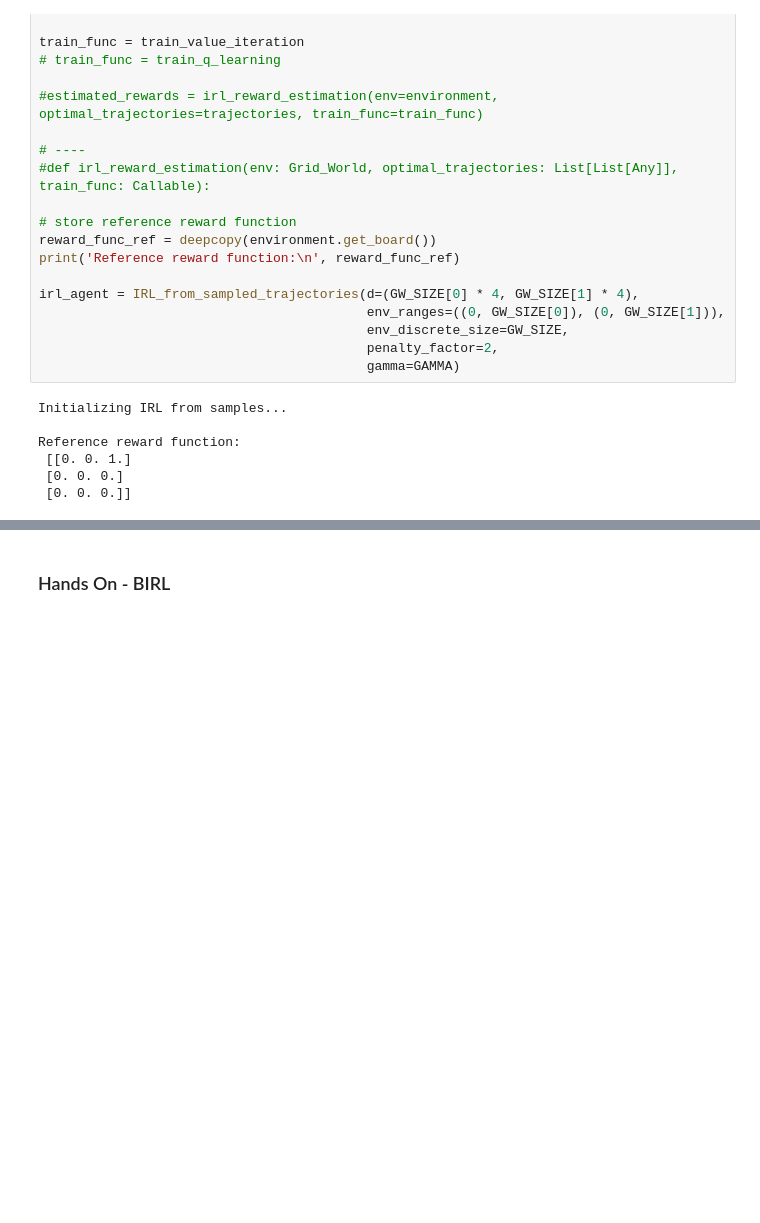
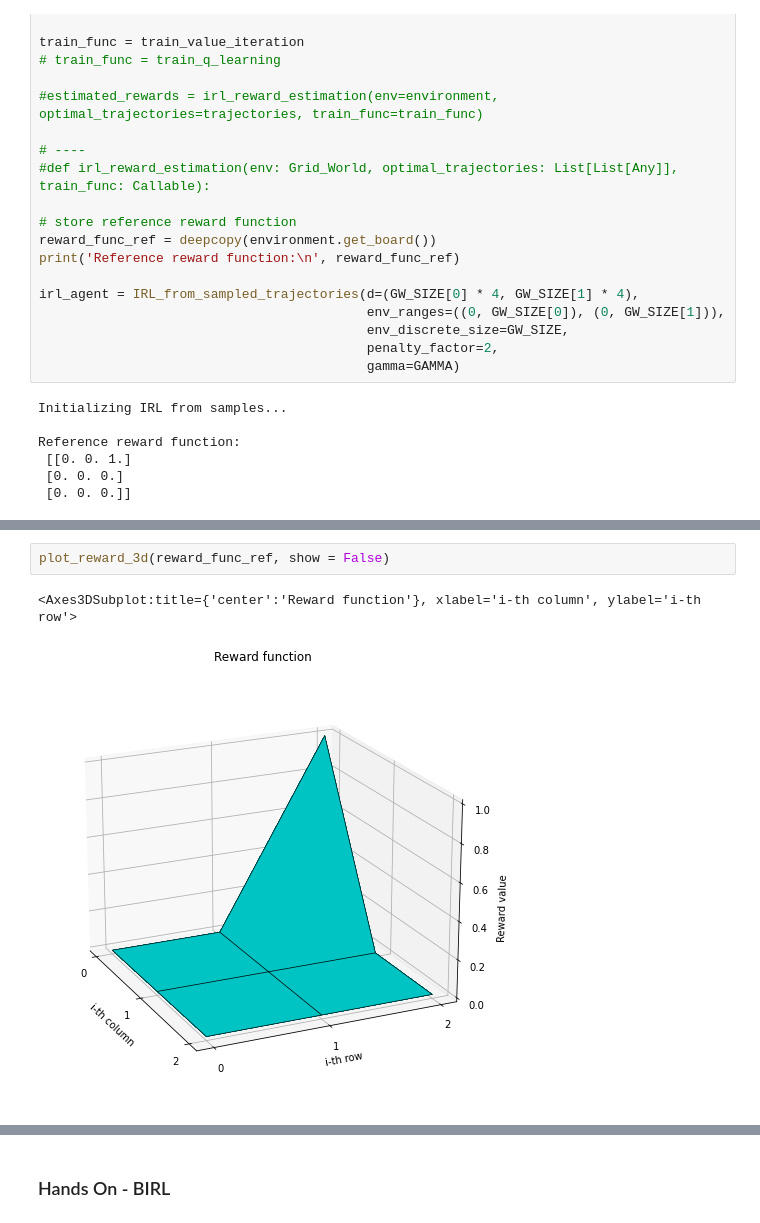
Before and after one commit to NiklasAndMaxRL/IRL_project, a Jupyter notebook: Presentation.ipynb, the cells around one changed output, grey strips where cells are left out. Drawn from its saved outputs; the diff is of its cells as text; blank space fills up the shorter version.

Commit message:
add images and finalise presentation

```diff
--- a/Presentation.ipynb
+++ b/Presentation.ipynb
@@ -857,0 +759,5 @@ def calc_value_distance(value_estimates_ref, value_estimates_pred):
+# %%
+plot_reward_3d(reward_func_ref, show = False)
+# %% [output]
+<Axes3DSubplot:title={'center':'Reward function'}, xlabel='i-th column', ylabel='i-th row'>
+[figure, added]
```
Also changed, not shown: parts of 69 cells of this notebook, 4 other files.
